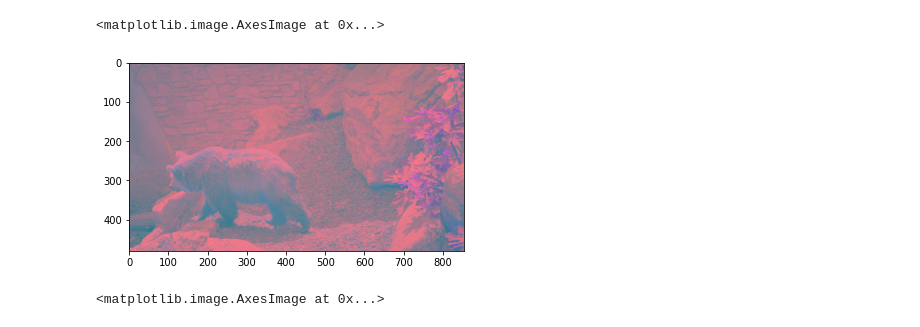
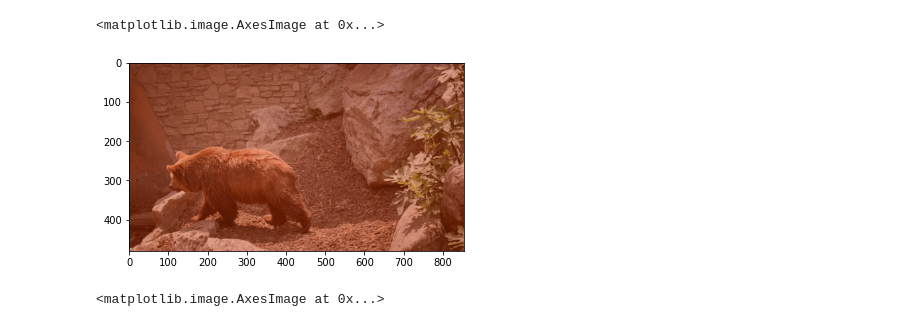
Before and after one commit to LIDS-UNICAMP/FLIM, a Jupyter notebook: example/build_feature_extractor.ipynb, the cells around one changed output. Saved outputs shown, nothing was run; the diff lists cells and outputs as text; code cells hidden in the pictures.

```diff
--- a/example/build_feature_extractor.ipynb
+++ b/example/build_feature_extractor.ipynb
@@ -19,10 +19,10 @@ architecture = utils.load_architecture('arch.json')
 # the images are in LAB color space and have
 images, markers = utils.load_images_and_markers('images_and_markers')
 # %%
-plt.imshow(images[0])
+plt.imshow(utils.from_lab_to_rgb(images[0]))
 # %% [output]
 <matplotlib.image.AxesImage at 0x...>
-[figure, old version]
+[figure, new version]
 # %%
 plt.imshow(markers[0])
 # %% [output]
```
Also changed, not shown: parts of 3 cells of this notebook, 2 other files.
